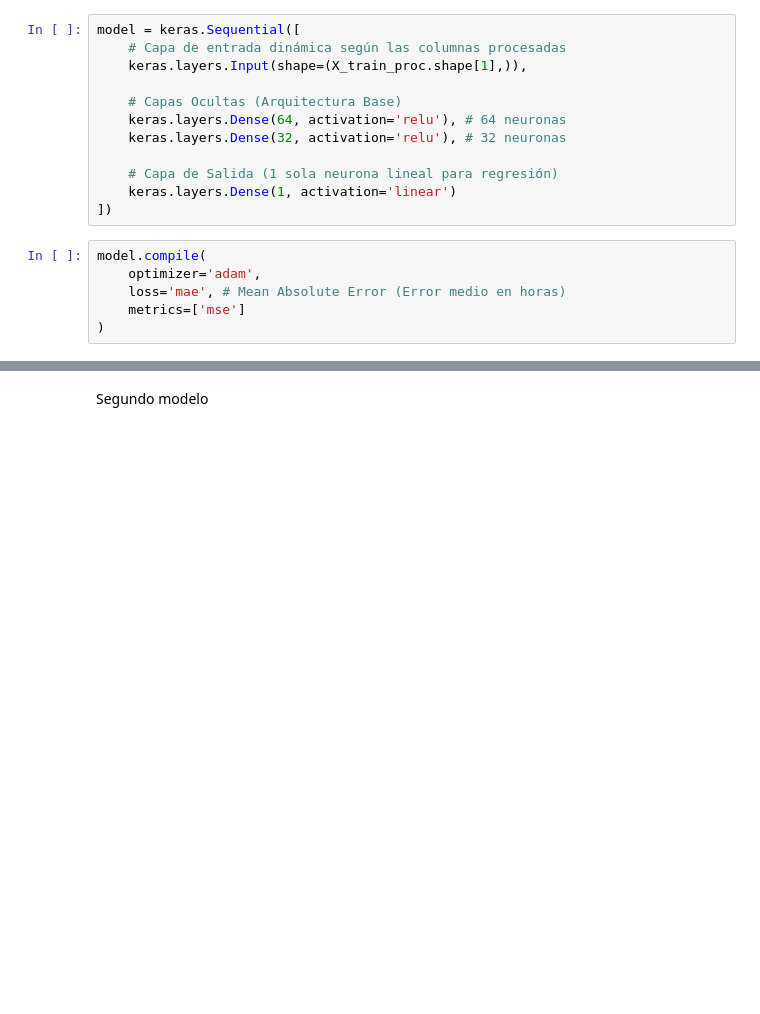
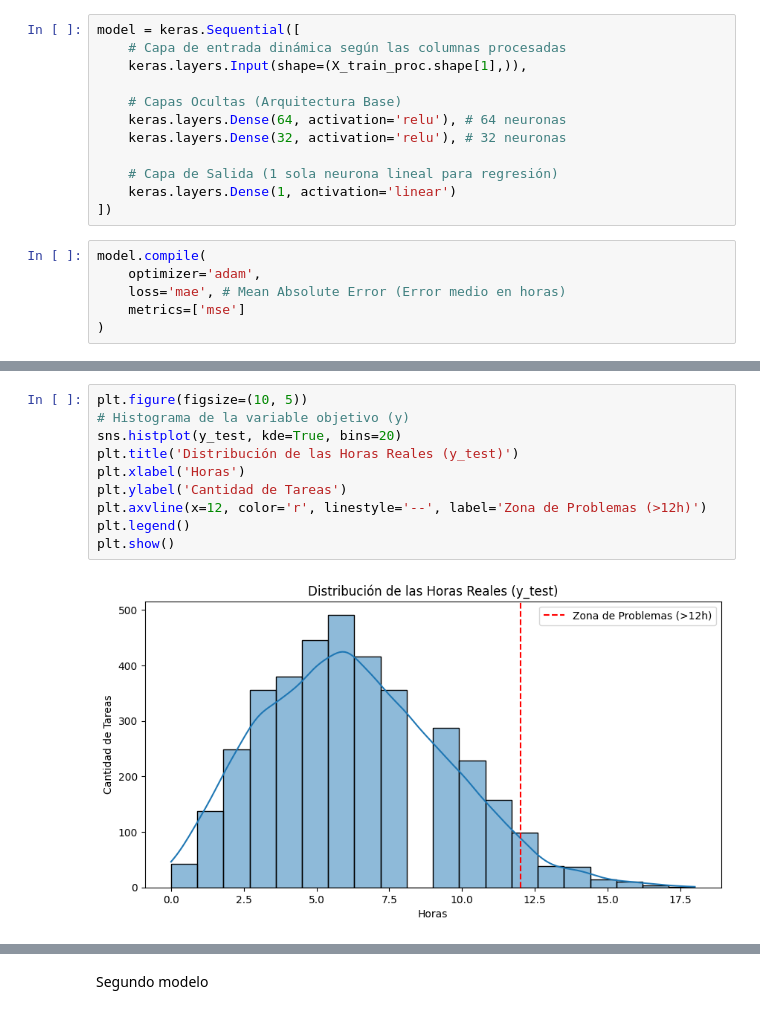
Before and after one commit to RodrigoGonzalez78/delivery-_logistics, a Jupyter notebook: notebooks/train.ipynb, the cells around one changed output, grey strips where cells are left out. Drawn from its saved outputs; the diff is of its cells as text; blank space fills up the shorter version.

```diff
--- a/notebooks/train.ipynb
+++ b/notebooks/train.ipynb
@@ -127,3 +175,15 @@ Calculando importancia de variables (paciencia, esto tarda un poco)...
+# %%
+plt.figure(figsize=(10, 5))
+# Histograma de la variable objetivo (y)
+sns.histplot(y_test, kde=True, bins=20)
+plt.title('Distribución de las Horas Reales (y_test)')
+plt.xlabel('Horas')
+plt.ylabel('Cantidad de Tareas')
+plt.axvline(x=12, color='r', linestyle='--', label='Zona de Problemas (>12h)')
+plt.legend()
+plt.show()
+# %% [output]
+[figure, added]
 # %%
 # Calculamos importancia permutando columnas en el set de Test
 # NOTA: Al usar ColumnTransformer, las columnas cambian.
```
Also changed, not shown: parts of 19 cells of this notebook, 14 other files.
